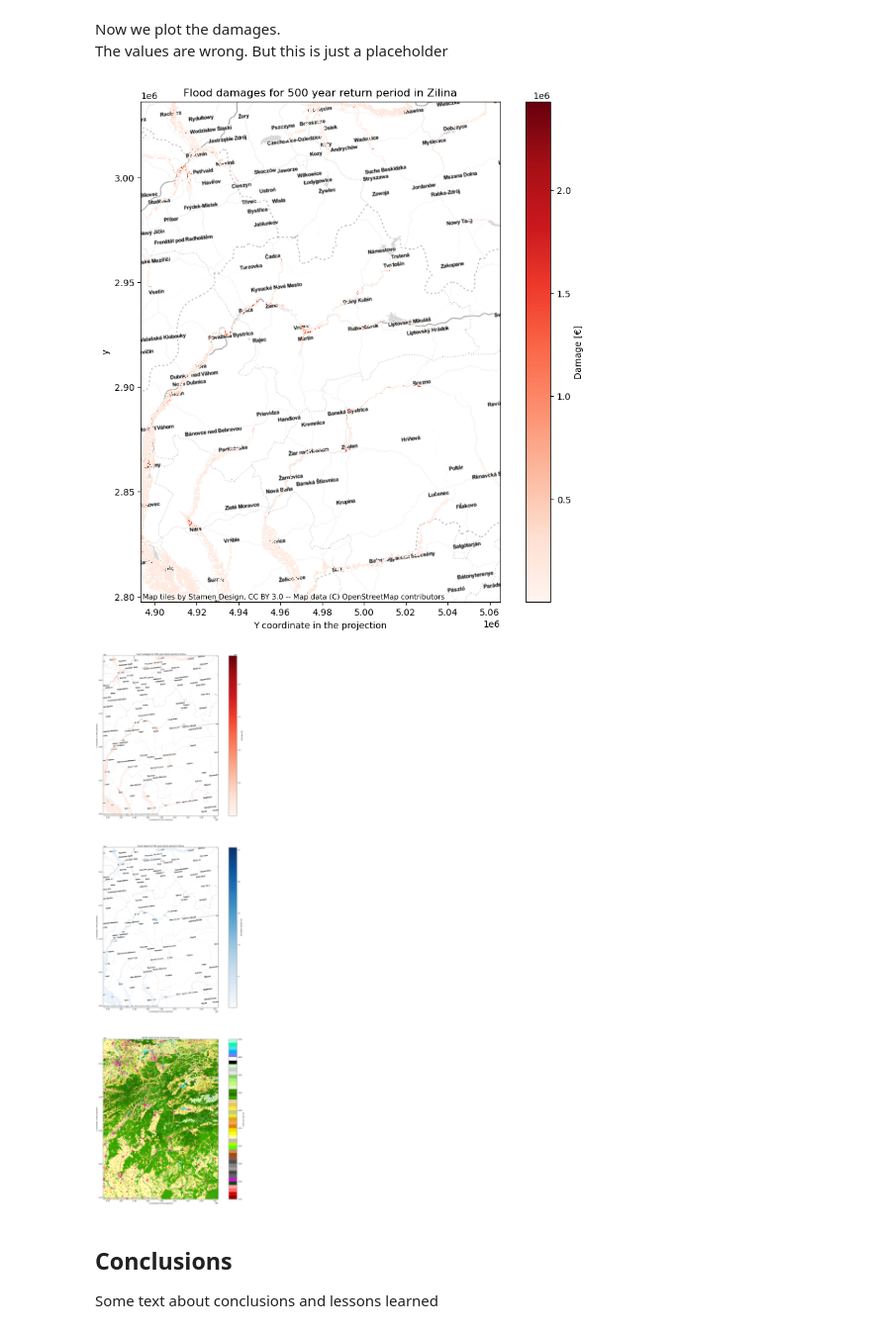
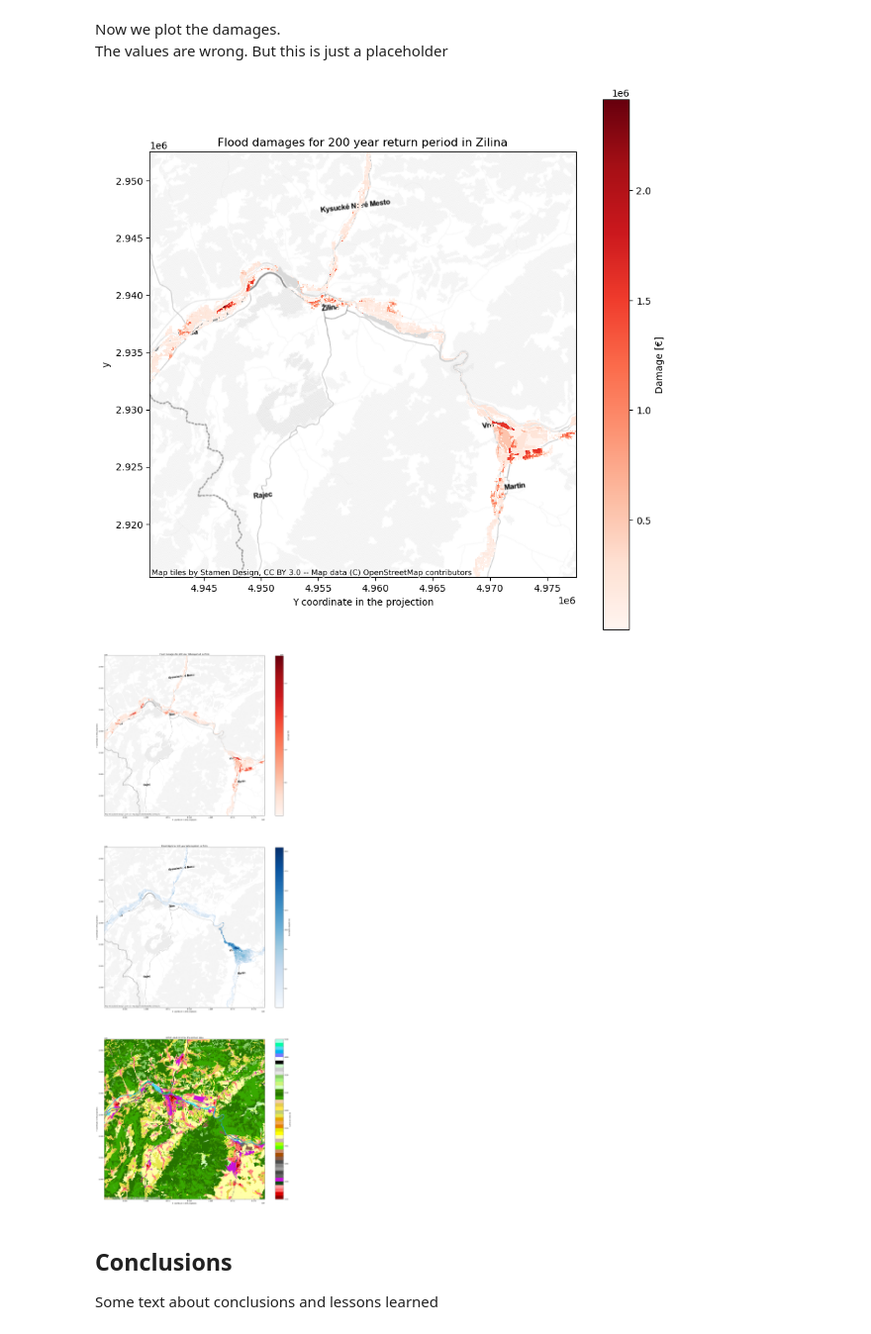
Before and after one commit to CLIMAAX/FLOODS, a Jupyter notebook: FLOOD.ipynb, the cells around one changed output. Shown at 99% size. Drawn from its saved outputs; the diff is of its cells as text; code cells hidden in the pictures.

Commit message:
Updated with results folder and zilina zoomed

```diff
--- a/FLOOD.ipynb
+++ b/FLOOD.ipynb
@@ -500,34 +510,34 @@ The values are wrong. But this is just a placeholder
 # %%
 import contextily as ctx
 
-damagemap = rxr.open_rasterio(f'{data_dir}/scenario500_damagemap.tif')
+damagemap = rxr.open_rasterio(f'{results_dir}/scenario200_damagemap.tif')
 
 
 # from damage select values > 0
 damagemap = damagemap.where(damagemap > 0)
 
 fig, ax = plt.subplots(figsize=(10, 10))
 
 damagemap.plot(ax=ax, cmap='Reds', cbar_kwargs={'label': "Damage [€]"})
 
-plt.title('Flood damages for 500 year return period in Zilina')
+plt.title('Flood damages for 200 year return period in Zilina')
 plt.xlabel('X coordinate in the projection')
 plt.xlabel('Y coordinate in the projection')
 
 ctx.add_basemap(ax=ax, crs=damagemap.rio.crs.to_string(), source=ctx.providers.Stamen.TonerLite)
 # %% [output]
-[figure, old version]
+[figure, new version]
 # %%
 # plot damagemap, hazard map and landuse map next to each other
 fig, (ax1, ax2, ax3) = plt.subplots(3, 1, figsize=(23, 60))
 
 damagemap.plot(ax=ax1, cmap='Reds', cbar_kwargs={'label': "Damage [€]"})
-ax1.set_title('Flood damages for 500 year return period in Zilina')
+ax1.set_title('Flood damages for 200 year return period in Zilina')
 ax1.set_xlabel('X coordinate in the projection')
 ax1.set_ylabel('Y coordinate in the projection')
 
 flood_200_small_area_matched.where(flood_200_small_area_matched > 0).plot(ax=ax2, cmap='Blues', cbar_kwargs={'label': "Inundation depth [m]"})
-ax2.set_title('Flood depth for 500 year return period in Zilina')
+ax2.set_title('Flood depth for 200 year return period in Zilina')
 ax2.set_xlabel('X coordinate in the projection')
 ax2.set_ylabel('Y coordinate in the projection')
 
@@ -541,7 +551,7 @@ ctx.add_basemap(ax1, crs=damagemap.rio.crs.to_string(), source=ctx.providers.Sta
 ctx.add_basemap(ax2, crs=flood_200_small_area_matched.rio.crs.to_string(), source=ctx.providers.Stamen.TonerLite)
 ctx.add_basemap(ax3, crs=land_use_small_area.rio.crs.to_string(), source=ctx.providers.Stamen.TonerLite)
 # %% [output]
-[figure, old version]
+[figure, new version]
 # %% [markdown]
 ## Conclusions
 
```
Also changed, not shown: parts of 14 cells of this notebook.
